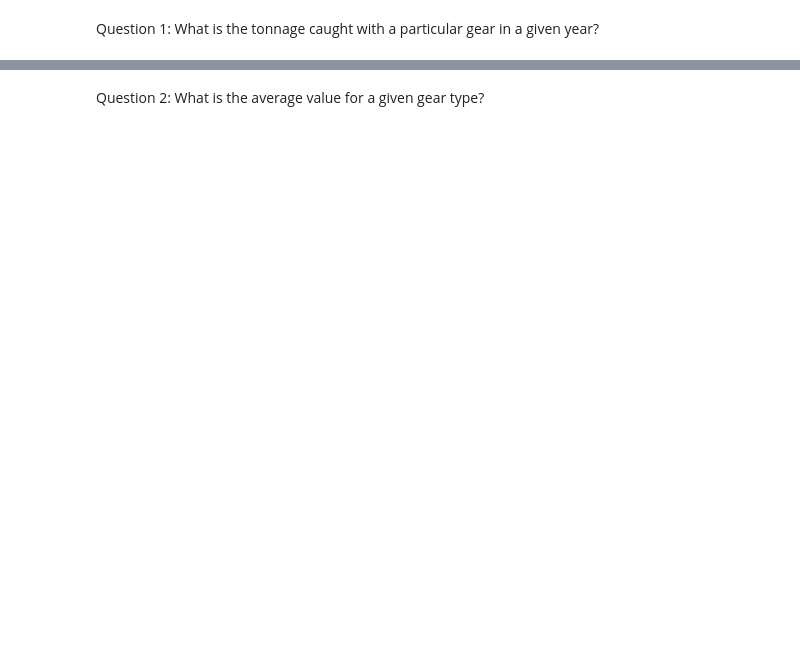
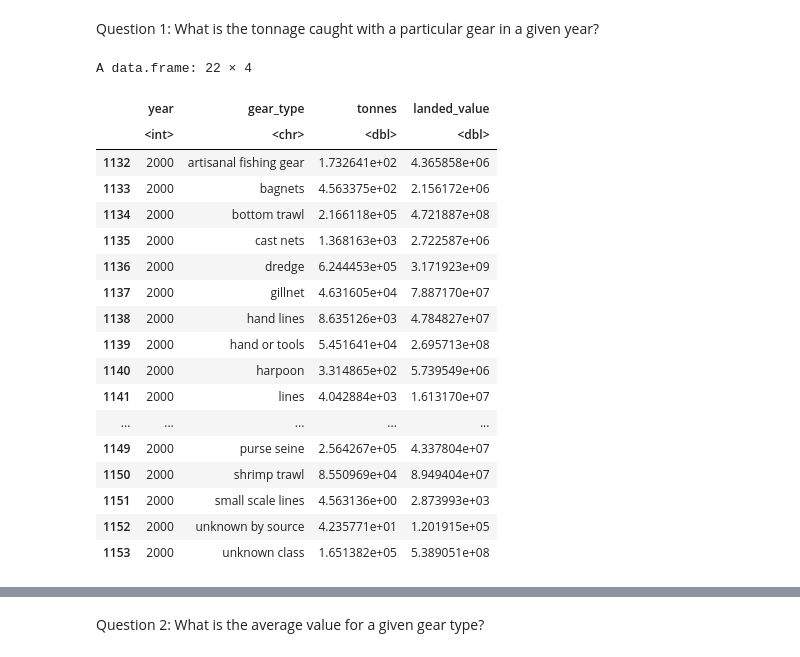
Before and after one commit to openmodels/couplingsf24, a Jupyter notebook: practicum8.ipynb, the cells around one changed output, grey strips where cells are left out. Saved outputs shown, nothing was run; the diff lists cells and outputs as text; code cells hidden in the pictures; blank space fills up the shorter version.

Commit message:
add SSP data

```diff
--- a/practicum8.ipynb
+++ b/practicum8.ipynb
@@ -27,4 +88,26 @@ ggplot(df, aes(x=year, y=tonnes, fill=gear_type)) +
 # %% [markdown]
 Question 1: What is the tonnage caught with a particular gear in a given year?
+# %%
+df[df$year == 2000,]
+# %% [output]
+A data.frame: 22 × 4
+|  | year | gear_type | tonnes | landed_value |
+|  | <int> | <chr> | <dbl> | <dbl> |
+| 1132 | 2000 | artisanal fishing gear | 1.732641e+02 | 4.365858e+06 |
+| 1133 | 2000 | bagnets | 4.563375e+02 | 2.156172e+06 |
+| 1134 | 2000 | bottom trawl | 2.166118e+05 | 4.721887e+08 |
+| 1135 | 2000 | cast nets | 1.368163e+03 | 2.722587e+06 |
+| 1136 | 2000 | dredge | 6.244453e+05 | 3.171923e+09 |
+| 1137 | 2000 | gillnet | 4.631605e+04 | 7.887170e+07 |
+| 1138 | 2000 | hand lines | 8.635126e+03 | 4.784827e+07 |
+| 1139 | 2000 | hand or tools | 5.451641e+04 | 2.695713e+08 |
+| 1140 | 2000 | harpoon | 3.314865e+02 | 5.739549e+06 |
+| 1141 | 2000 | lines | 4.042884e+03 | 1.613170e+07 |
+| ... | ... | ... | ... | ... |
+| 1149 | 2000 | purse seine | 2.564267e+05 | 4.337804e+07 |
+| 1150 | 2000 | shrimp trawl | 8.550969e+04 | 8.949404e+07 |
+| 1151 | 2000 | small scale lines | 4.563136e+00 | 2.873993e+03 |
+| 1152 | 2000 | unknown by source | 4.235771e+01 | 1.201915e+05 |
+| 1153 | 2000 | unknown class | 1.651382e+05 | 5.389051e+08 |
 # %%
 df[df$year == 2000,]$tonnes
```
Also changed, not shown: parts of 37 cells of this notebook, 2 other files.
